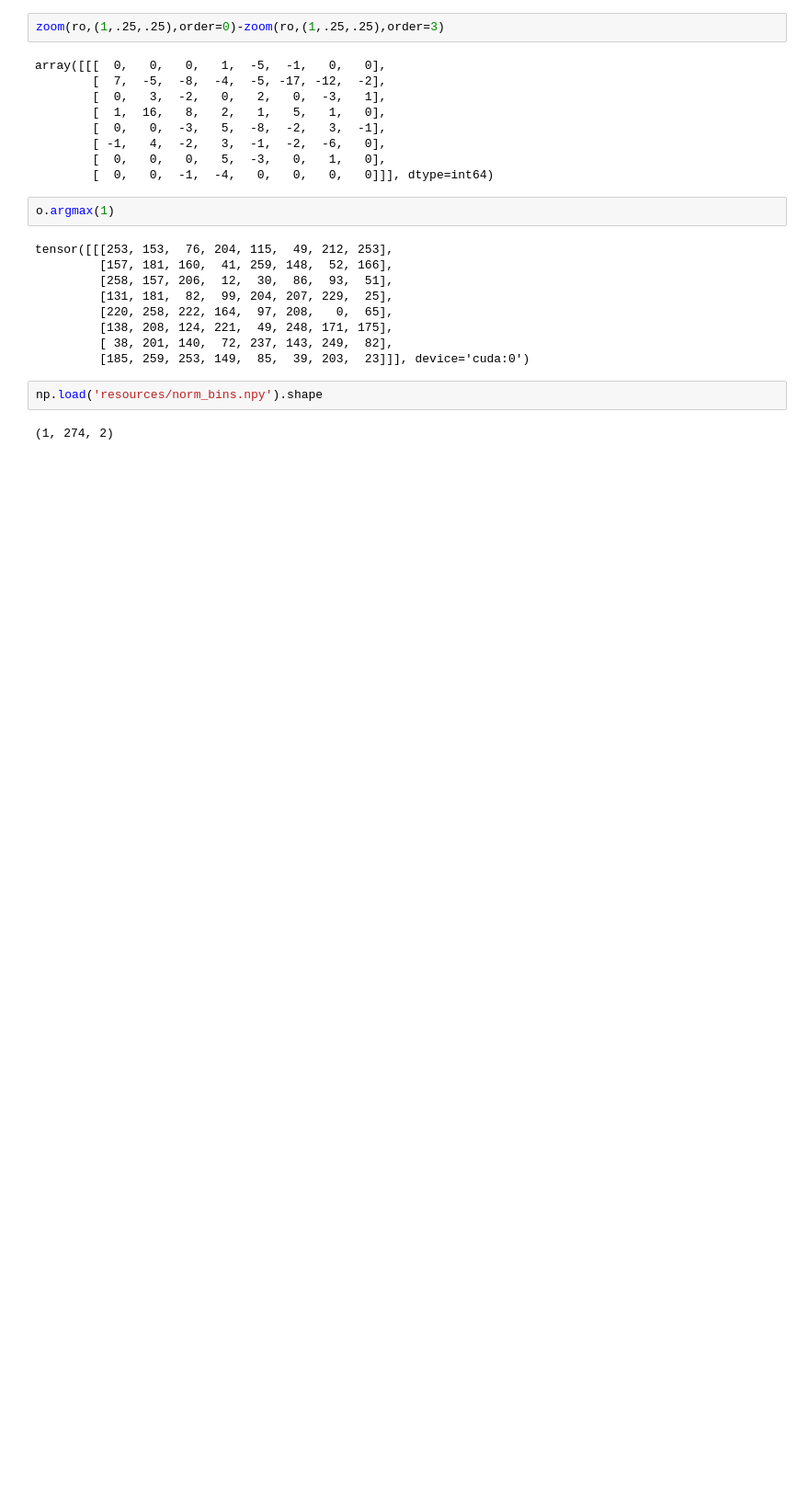
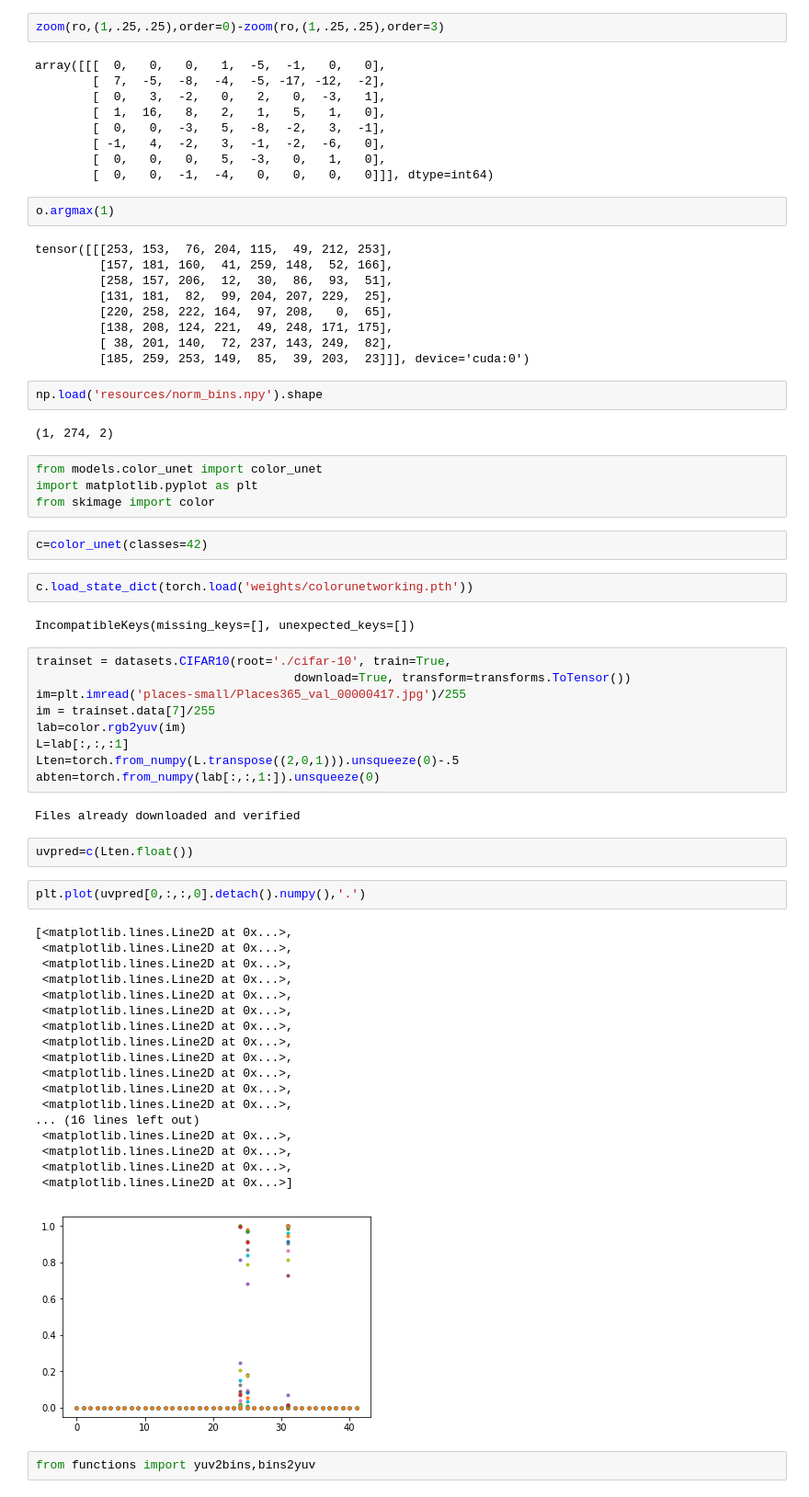
Before and after one commit to lukas-blecher/Colorization, a Jupyter notebook: test-debug.ipynb, the cells around one changed output. Shown at 92% size. Drawn from its saved outputs; the diff is of its cells as text; blank space fills up the shorter version.

```diff
--- a/test-debug.ipynb
+++ b/test-debug.ipynb
@@ -1163,3 +1163,49 @@ tensor([[[253, 153,  76, 204, 115,  49, 212, 253],
 np.load('resources/norm_bins.npy').shape
 # %% [output]
 (1, 274, 2)
+# %%
+from models.color_unet import color_unet
+import matplotlib.pyplot as plt
+from skimage import color
+# %%
+c=color_unet(classes=42)
+# %%
+c.load_state_dict(torch.load('weights/colorunetworking.pth'))
+# %% [output]
+IncompatibleKeys(missing_keys=[], unexpected_keys=[])
+# %%
+trainset = datasets.CIFAR10(root='./cifar-10', train=True,
+                                    download=True, transform=transforms.ToTensor())
+im=plt.imread('places-small/Places365_val_00000417.jpg')/255
+im = trainset.data[7]/255
+lab=color.rgb2yuv(im)
+L=lab[:,:,:1]
+Lten=torch.from_numpy(L.transpose((2,0,1))).unsqueeze(0)-.5
+abten=torch.from_numpy(lab[:,:,1:]).unsqueeze(0)
+# %% [output]
+Files already downloaded and verified
+# %%
+uvpred=c(Lten.float())
+# %%
+plt.plot(uvpred[0,:,:,0].detach().numpy(),'.')
+# %% [output]
+[<matplotlib.lines.Line2D at 0x...>,
+ <matplotlib.lines.Line2D at 0x...>,
+ <matplotlib.lines.Line2D at 0x...>,
+ <matplotlib.lines.Line2D at 0x...>,
+ <matplotlib.lines.Line2D at 0x...>,
+ <matplotlib.lines.Line2D at 0x...>,
+ <matplotlib.lines.Line2D at 0x...>,
+ <matplotlib.lines.Line2D at 0x...>,
+ <matplotlib.lines.Line2D at 0x...>,
+ <matplotlib.lines.Line2D at 0x...>,
+ <matplotlib.lines.Line2D at 0x...>,
+ <matplotlib.lines.Line2D at 0x...>,
+... (16 lines left out)
+ <matplotlib.lines.Line2D at 0x...>,
+ <matplotlib.lines.Line2D at 0x...>,
+ <matplotlib.lines.Line2D at 0x...>,
+ <matplotlib.lines.Line2D at 0x...>]
+[figure, added]
+# %%
+from functions import yuv2bins,bins2yuv
```
Also changed, not shown: parts of 39 cells of this notebook.
